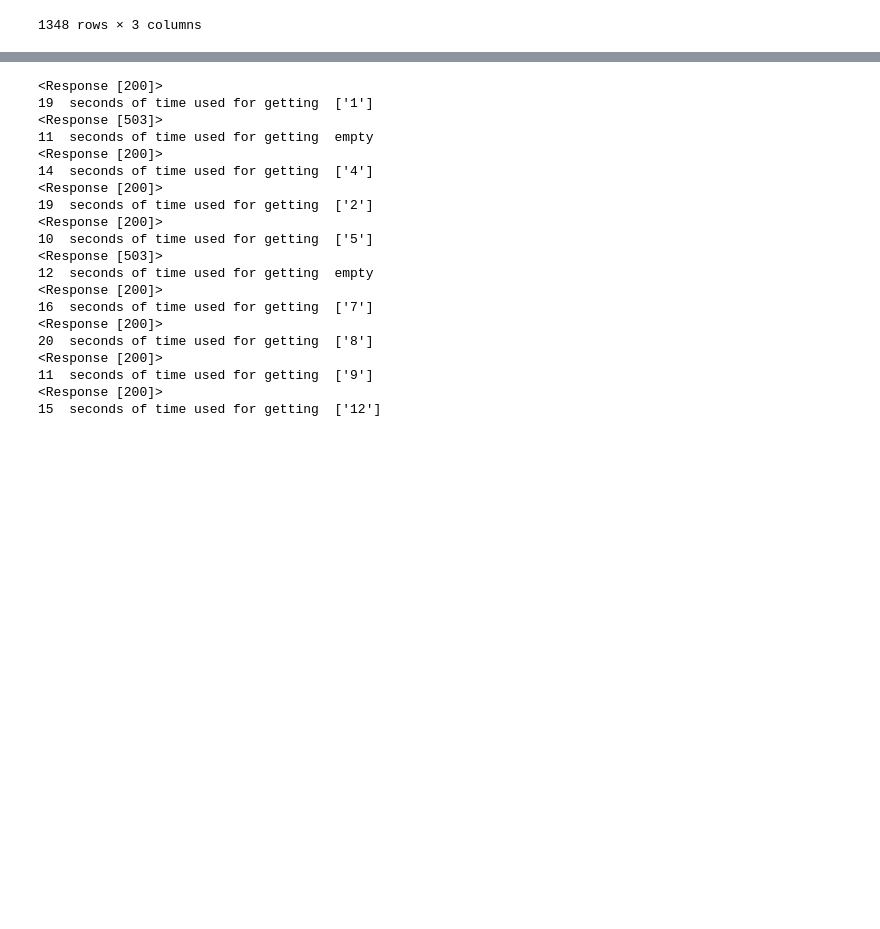
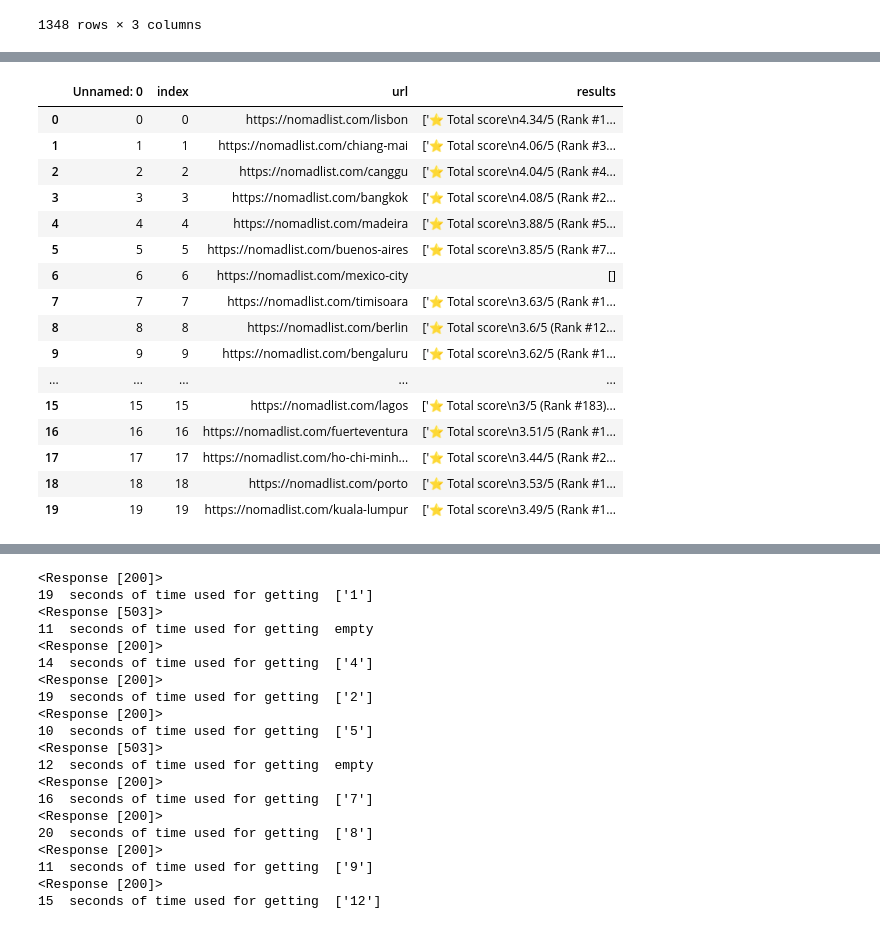
Before and after one commit to anacmqui/Project-4_WebScraping, a Jupyter notebook: EDA/webscraping-Ana.ipynb, the cells around one changed output, grey strips where cells are left out. Cells and saved outputs as stored; diff of their text form; code cells hidden in the pictures; blank space fills up the shorter version.

```diff
--- a/EDA/webscraping-Ana.ipynb
+++ b/EDA/webscraping-Ana.ipynb
@@ -390,0 +406,22 @@ url_df.to_csv('url_results.csv')
+# %%
+url_results = pd.read_csv('/Users/anacarolinaquintino/Documents/GitHub/Project-4_WebScraping/EDA/url_results.csv')
+# %%
+url_results.head(20)
+# %% [output]
+|  | Unnamed: 0 | index | url | results |
+| 0 | 0 | 0 | https://nomadlist.com/lisbon | ['⭐️ Total score\n4.34/5 (Rank #1... |
+| 1 | 1 | 1 | https://nomadlist.com/chiang-mai | ['⭐️ Total score\n4.06/5 (Rank #3... |
+| 2 | 2 | 2 | https://nomadlist.com/canggu | ['⭐️ Total score\n4.04/5 (Rank #4... |
+| 3 | 3 | 3 | https://nomadlist.com/bangkok | ['⭐️ Total score\n4.08/5 (Rank #2... |
+| 4 | 4 | 4 | https://nomadlist.com/madeira | ['⭐️ Total score\n3.88/5 (Rank #5... |
+| 5 | 5 | 5 | https://nomadlist.com/buenos-aires | ['⭐️ Total score\n3.85/5 (Rank #7... |
+| 6 | 6 | 6 | https://nomadlist.com/mexico-city | [] |
+| 7 | 7 | 7 | https://nomadlist.com/timisoara | ['⭐️ Total score\n3.63/5 (Rank #1... |
+| 8 | 8 | 8 | https://nomadlist.com/berlin | ['⭐️ Total score\n3.6/5 (Rank #12... |
+| 9 | 9 | 9 | https://nomadlist.com/bengaluru | ['⭐️ Total score\n3.62/5 (Rank #1... |
+| ... | ... | ... | ... | ... |
+| 15 | 15 | 15 | https://nomadlist.com/lagos | ['⭐️ Total score\n3/5 (Rank #183)... |
+| 16 | 16 | 16 | https://nomadlist.com/fuerteventura | ['⭐️ Total score\n3.51/5 (Rank #1... |
+| 17 | 17 | 17 | https://nomadlist.com/ho-chi-minh... | ['⭐️ Total score\n3.44/5 (Rank #2... |
+| 18 | 18 | 18 | https://nomadlist.com/porto | ['⭐️ Total score\n3.53/5 (Rank #1... |
+| 19 | 19 | 19 | https://nomadlist.com/kuala-lumpur | ['⭐️ Total score\n3.49/5 (Rank #1... |
```
Also changed, not shown: parts of 10 cells of this notebook.
